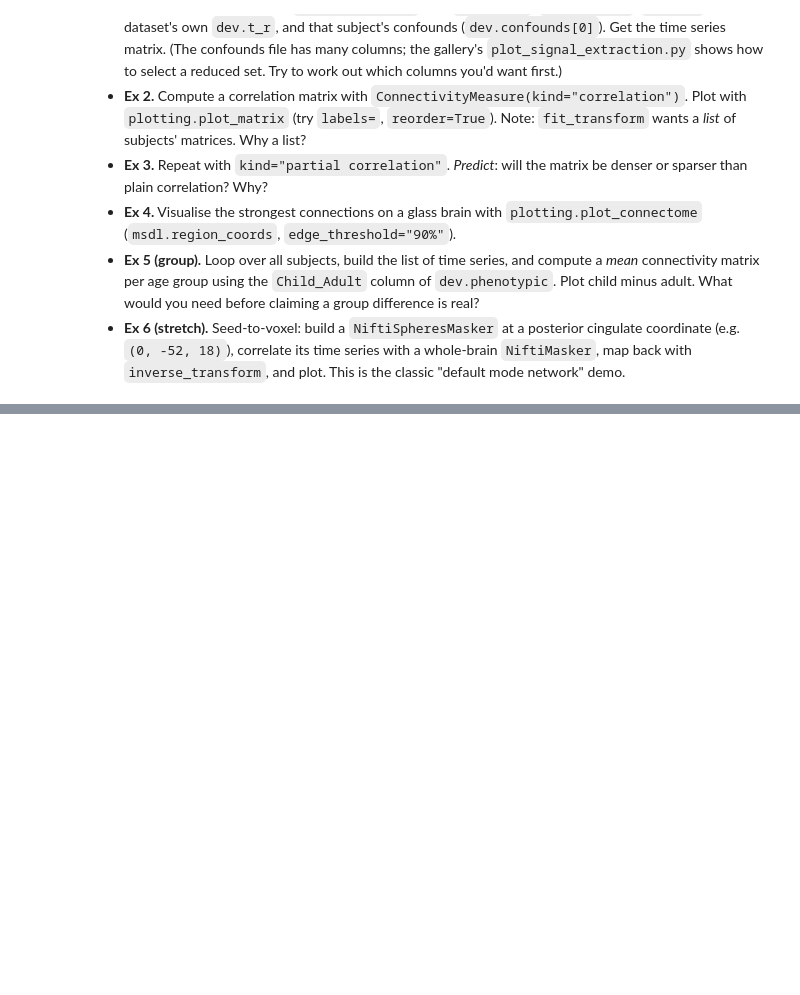
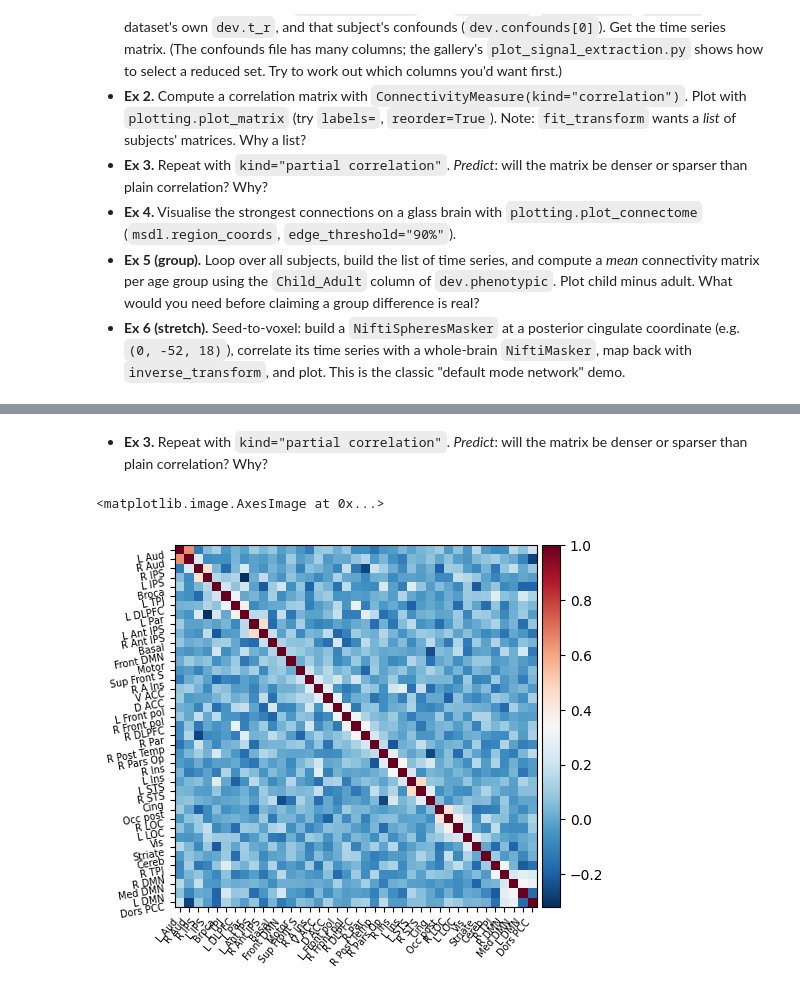
Before and after one commit to theknuckle/nilearn-crash-course, a Jupyter notebook: 03_connectivity.ipynb, the cells around one changed output, grey strips where cells are left out. Drawn from its saved outputs; the diff is of its cells as text; code cells hidden in the pictures; blank space fills up the shorter version.

```diff
--- a/03_connectivity.ipynb
+++ b/03_connectivity.ipynb
@@ -39,2 +92,8 @@ msdl = datasets.fetch_atlas_msdl()   # probabilistic maps with region coordinate
+# %% [markdown]
+- **Ex 3.** Repeat with `kind="partial correlation"`. *Predict*: will the matrix be denser or sparser than plain correlation? Why?
 # %%
-# Ex 3
+correl_matrix = connectome.ConnectivityMeasure(kind="partial correlation").fit_transform([subject_1_x])
+plotting.plot_matrix(correl_matrix[0], labels=msdl.labels, reorder=True)
+# %% [output]
+<matplotlib.image.AxesImage at 0x...>
+[figure, added]
```
Also changed, not shown: parts of 15 cells of this notebook.
